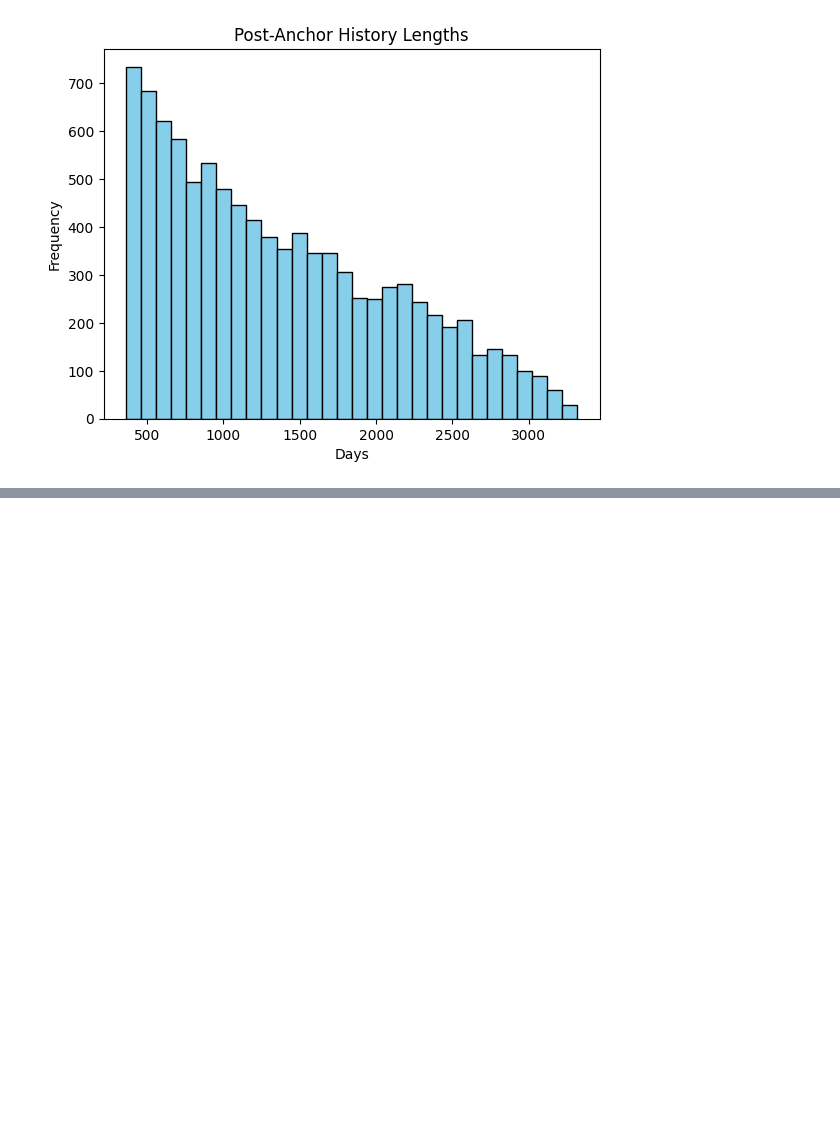
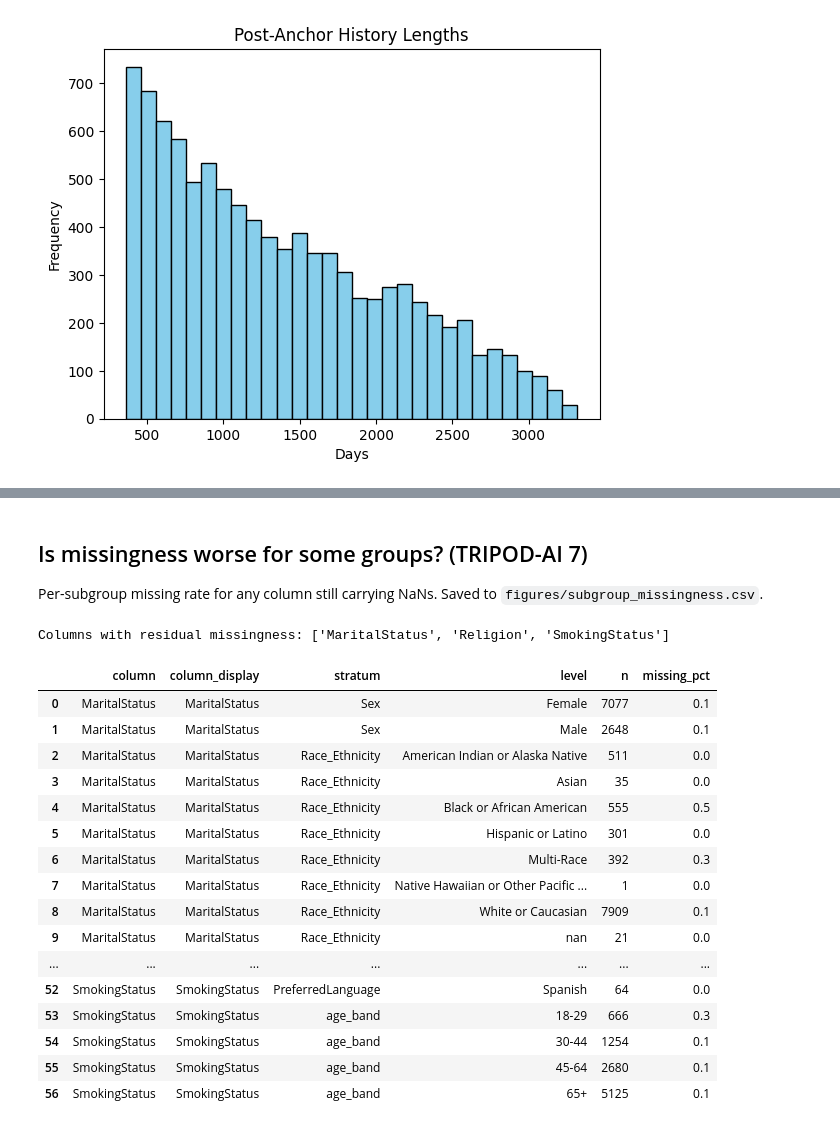
Before and after one commit to Pirate-Hunter-Zoro/Digital-Twins, a Jupyter notebook: notebooks/cohort_investigation.ipynb, the cells around one changed output, grey strips where cells are left out. Drawn from its saved outputs; the diff is of its cells as text; code cells hidden in the pictures; blank space fills up the shorter version.

```diff
--- a/notebooks/cohort_investigation.ipynb
+++ b/notebooks/cohort_investigation.ipynb
@@ -594,0 +861,51 @@ overall_float_quantiles.to_csv(save_folder / "overall_numeric.csv")
+# %% [markdown]
+## Is missingness worse for some groups? (TRIPOD-AI 7)
+Per-subgroup missing rate for any column still carrying NaNs. Saved to `figures/subgroup_missingness.csv`.
+# %%
+from scripts.shared.feature_display_names import humanize_feature_names
+
+strata = ['Sex', 'Race_Ethnicity', 'PreferredLanguage', 'age_band']
+audit_cols = [c for c in cohort.columns if c not in (['trd_label', 'age_band'] + strata) and cohort[c].isna().any()]
+
+if not audit_cols:
+    print("No non-vital columns carry missingness post-load. The remaining feature block is clean across subgroups.")
+    subgroup_missingness = pd.DataFrame(columns=['column', 'column_display', 'stratum', 'level', 'n', 'missing_pct'])
+else:
+    print(f"Columns with residual missingness: {audit_cols}")
+    missingness_rows = []
+    for col in audit_cols:
+        is_missing = cohort[col].isna()
+        for stratum in strata:
+            for level, group in cohort.groupby(stratum, observed=True, dropna=False):
+                sub = is_missing.loc[group.index]
+                missingness_rows.append({
+                    'column': col,
+                    'column_display': humanize_feature_names([col])[0],
+                    'stratum': stratum,
+                    'level': str(level),
+                    'n': len(sub),
+                    'missing_pct': round(sub.mean() * 100, 1)
+                })
+    subgroup_missingness = pd.DataFrame(missingness_rows)
+
+subgroup_missingness.to_csv(save_folder / "subgroup_missingness.csv", index=False)
+subgroup_missingness
+# %% [output]
+Columns with residual missingness: ['MaritalStatus', 'Religion', 'SmokingStatus']
+|  | column | column_display | stratum | level | n | missing_pct |
+| 0 | MaritalStatus | MaritalStatus | Sex | Female | 7077 | 0.1 |
+| 1 | MaritalStatus | MaritalStatus | Sex | Male | 2648 | 0.1 |
+| 2 | MaritalStatus | MaritalStatus | Race_Ethnicity | American Indian or Alaska Native | 511 | 0.0 |
+| 3 | MaritalStatus | MaritalStatus | Race_Ethnicity | Asian | 35 | 0.0 |
+| 4 | MaritalStatus | MaritalStatus | Race_Ethnicity | Black or African American | 555 | 0.5 |
+| 5 | MaritalStatus | MaritalStatus | Race_Ethnicity | Hispanic or Latino | 301 | 0.0 |
+| 6 | MaritalStatus | MaritalStatus | Race_Ethnicity | Multi-Race | 392 | 0.3 |
+| 7 | MaritalStatus | MaritalStatus | Race_Ethnicity | Native Hawaiian or Other Pacific ... | 1 | 0.0 |
+| 8 | MaritalStatus | MaritalStatus | Race_Ethnicity | White or Caucasian | 7909 | 0.1 |
+| 9 | MaritalStatus | MaritalStatus | Race_Ethnicity | nan | 21 | 0.0 |
+| ... | ... | ... | ... | ... | ... | ... |
+| 52 | SmokingStatus | SmokingStatus | PreferredLanguage | Spanish | 64 | 0.0 |
+| 53 | SmokingStatus | SmokingStatus | age_band | 18-29 | 666 | 0.3 |
+| 54 | SmokingStatus | SmokingStatus | age_band | 30-44 | 1254 | 0.1 |
+| 55 | SmokingStatus | SmokingStatus | age_band | 45-64 | 2680 | 0.1 |
+| 56 | SmokingStatus | SmokingStatus | age_band | 65+ | 5125 | 0.1 |
```
Also changed, not shown: parts of 23 cells of this notebook, 3 other files.
